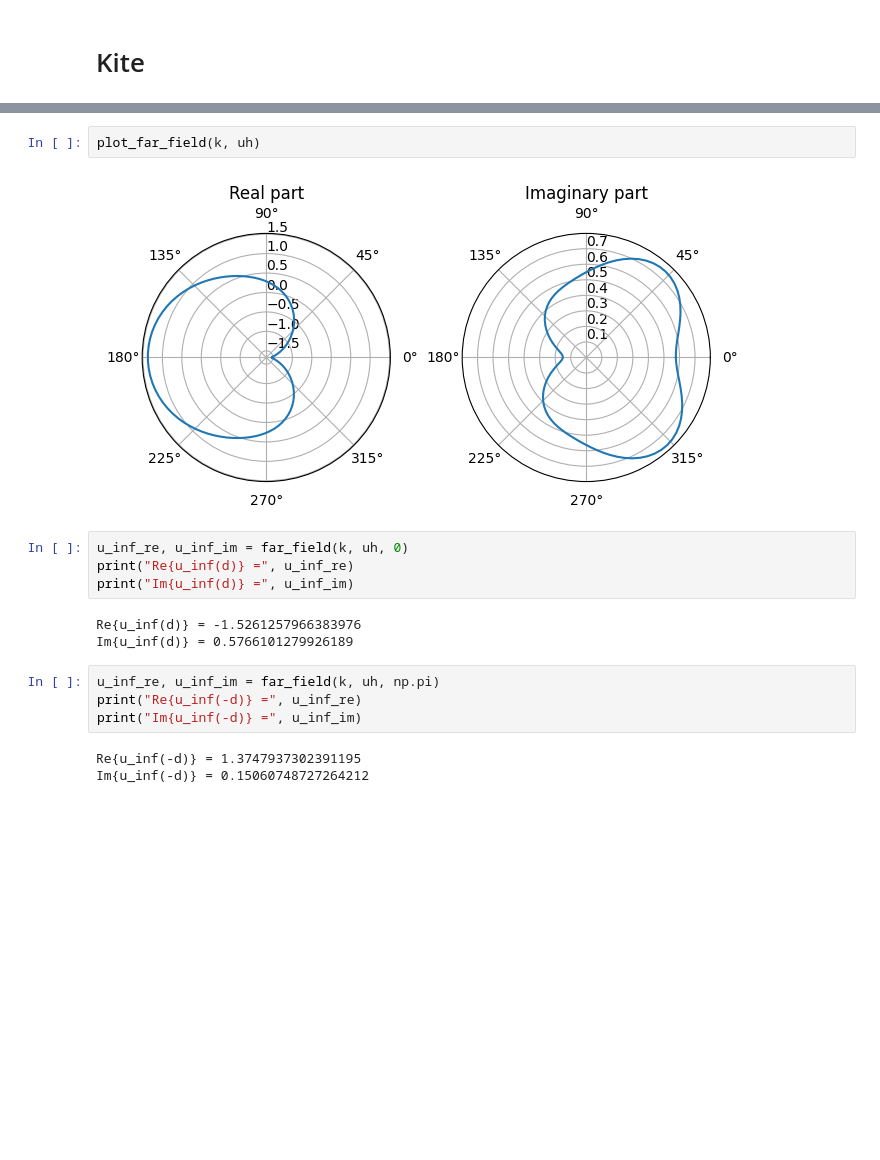
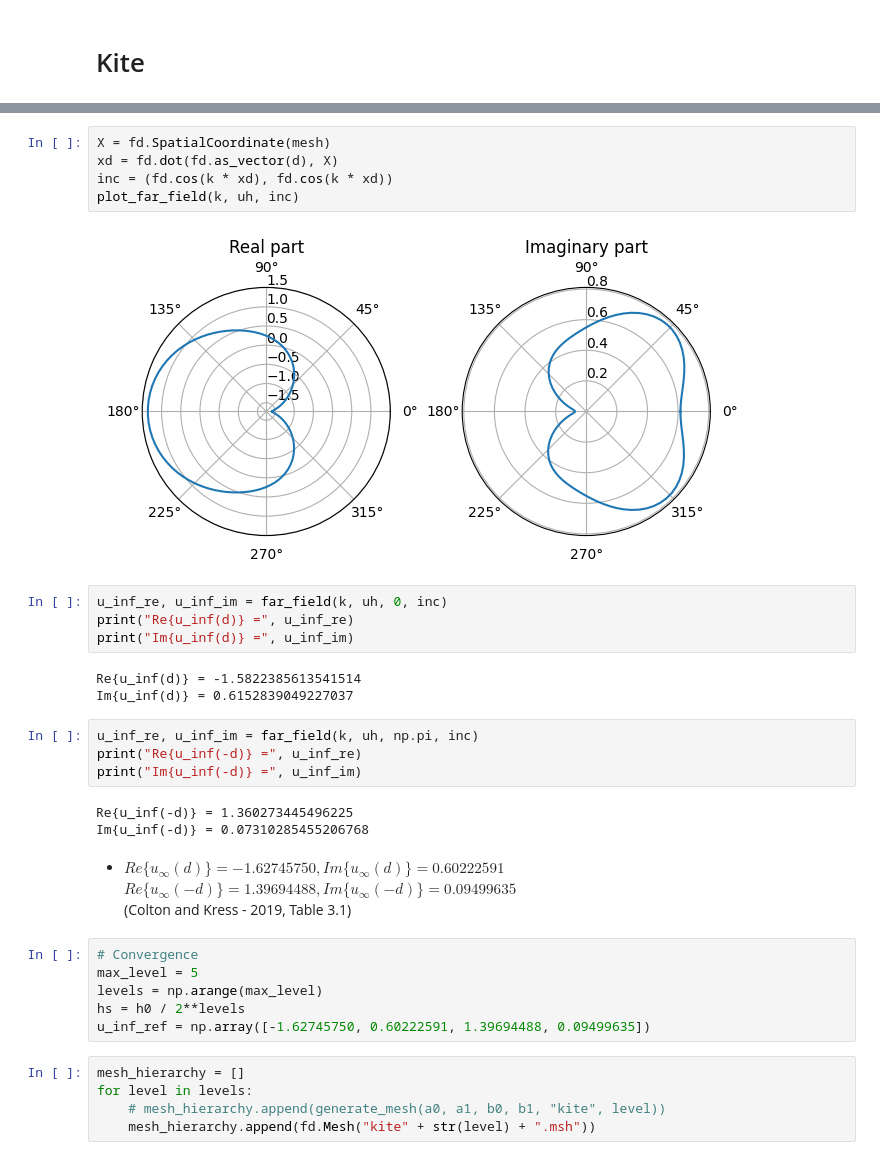
Before and after one commit to gninr/scattering, a Jupyter notebook: plane_wave.ipynb, the cells around one changed output, grey strips where cells are left out. Drawn from its saved outputs; the diff is of its cells as text; blank space fills up the shorter version.

```diff
--- a/plane_wave.ipynb
+++ b/plane_wave.ipynb
@@ -86,18 +72,36 @@ plot_field(uh, a0, a1, b0, b1)
-# %%
-plot_far_field(k, uh)
-# %% [output]
-[figure, removed]
+# %%
+X = fd.SpatialCoordinate(mesh)
+xd = fd.dot(fd.as_vector(d), X)
+inc = (fd.cos(k * xd), fd.cos(k * xd))
+plot_far_field(k, uh, inc)
+# %% [output]
+[figure, added]
 # %%
-u_inf_re, u_inf_im = far_field(k, uh, 0)
+u_inf_re, u_inf_im = far_field(k, uh, 0, inc)
 print("Re{u_inf(d)} =", u_inf_re)
 print("Im{u_inf(d)} =", u_inf_im)
 # %% [output]
-Re{u_inf(d)} = -1.5261257966383976
-Im{u_inf(d)} = 0.5766101279926189
+Re{u_inf(d)} = -1.5822385613541514
+Im{u_inf(d)} = 0.6152839049227037
 # %%
-u_inf_re, u_inf_im = far_field(k, uh, np.pi)
+u_inf_re, u_inf_im = far_field(k, uh, np.pi, inc)
 print("Re{u_inf(-d)} =", u_inf_re)
 print("Im{u_inf(-d)} =", u_inf_im)
 # %% [output]
-Re{u_inf(-d)} = 1.3747937302391195
-Im{u_inf(-d)} = 0.15060748727264212
+Re{u_inf(-d)} = 1.360273445496225
+Im{u_inf(-d)} = 0.07310285455206768
+# %% [markdown]
+- $Re\{u_\infty(d)\} = −1.62745750, Im\{u_\infty(d)\} = 0.60222591$
+    $Re\{u_\infty(-d)\} = 1.39694488, Im\{u_\infty(-d)\} = 0.09499635$
+    (Colton and Kress - 2019, Table 3.1)
+# %%
+# Convergence
+max_level = 5
+levels = np.arange(max_level)
+hs = h0 / 2**levels
+u_inf_ref = np.array([-1.62745750, 0.60222591, 1.39694488, 0.09499635])
+# %%
+mesh_hierarchy = []
+for level in levels:
+    # mesh_hierarchy.append(generate_mesh(a0, a1, b0, b1, "kite", level))
+    mesh_hierarchy.append(fd.Mesh("kite" + str(level) + ".msh"))
```
Also changed, not shown: parts of 13 cells of this notebook, 5 other files.
